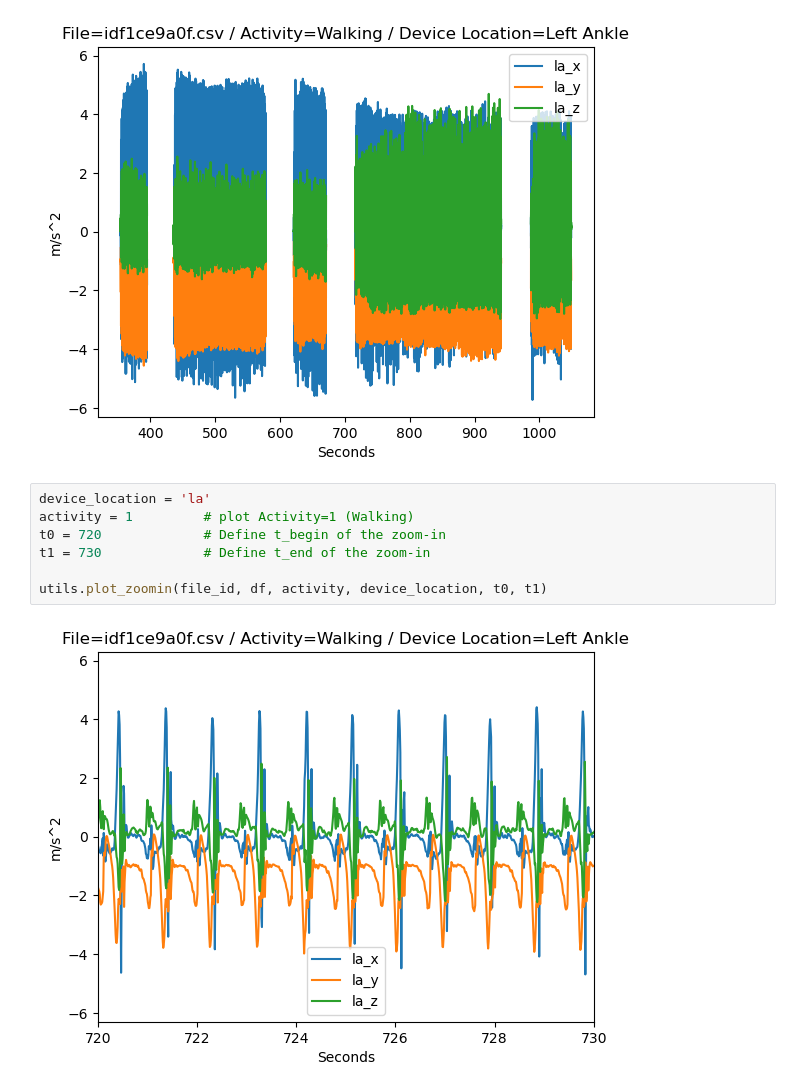
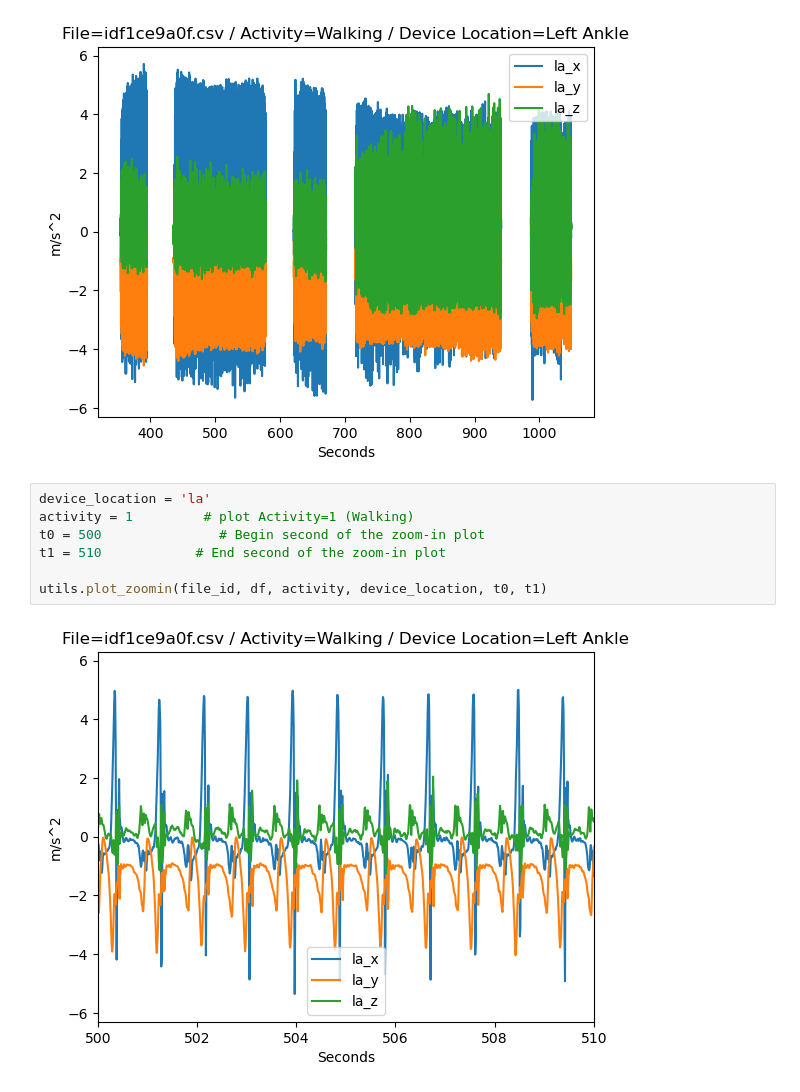
Before and after one commit to rkevinchao/walking_detection, a Jupyter notebook: source/02_data_preparation.ipynb, the cells around one changed output. Cells and saved outputs as stored; diff of their text form.

```diff
--- a/source/02_data_preparation.ipynb
+++ b/source/02_data_preparation.ipynb
@@ -30,9 +30,9 @@ utils.plot_zoomin(file_id, df, activity, device_location)
 # %%
 device_location = 'la'
 activity = 1         # plot Activity=1 (Walking)
-t0 = 720             # Define t_begin of the zoom-in
-t1 = 730             # Define t_end of the zoom-in
+t0 = 500               # Begin second of the zoom-in plot
+t1 = 510            # End second of the zoom-in plot
 
 utils.plot_zoomin(file_id, df, activity, device_location, t0, t1)
 # %% [output]
-[figure, old version]
+[figure, new version]
```
Also changed, not shown: parts of 12 cells of this notebook, 2 other files.
